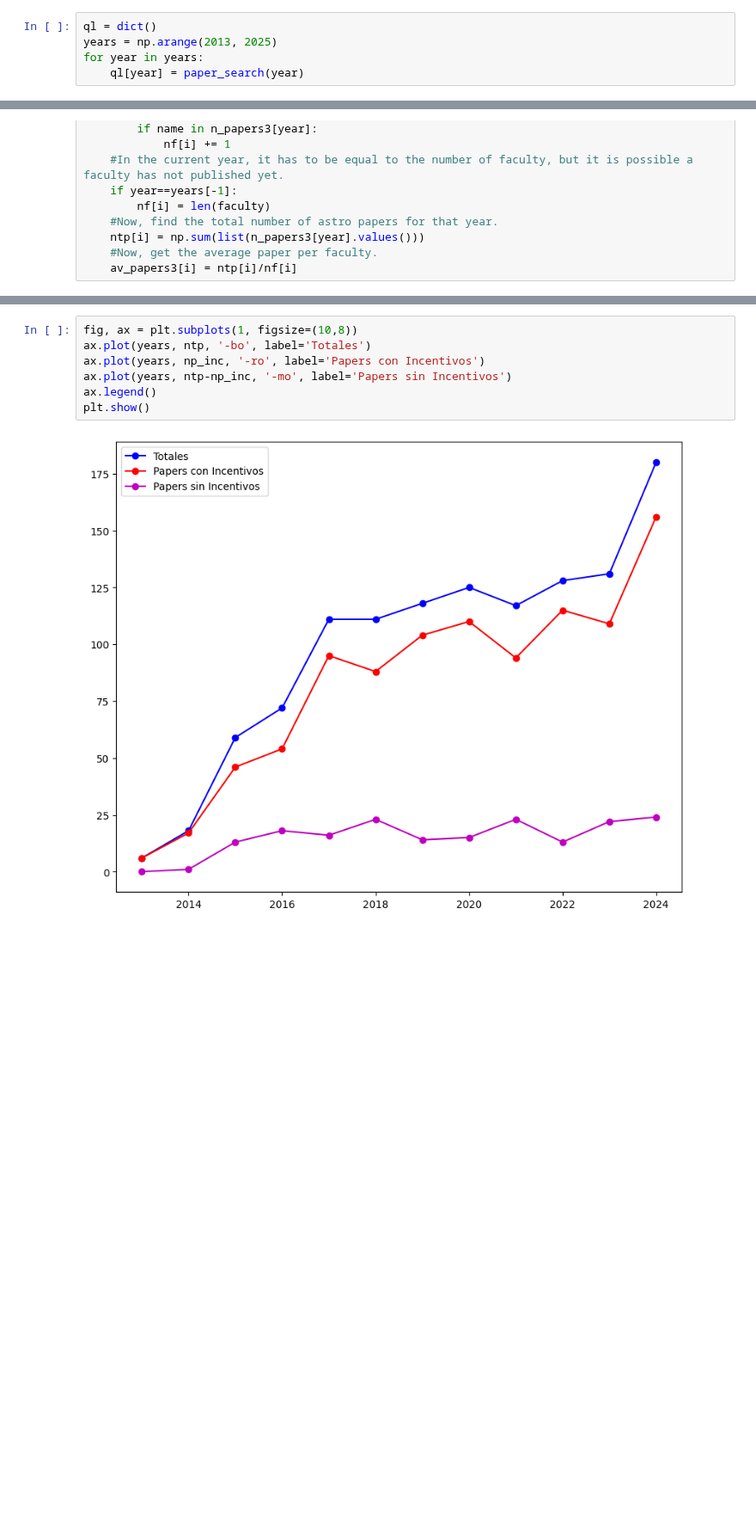
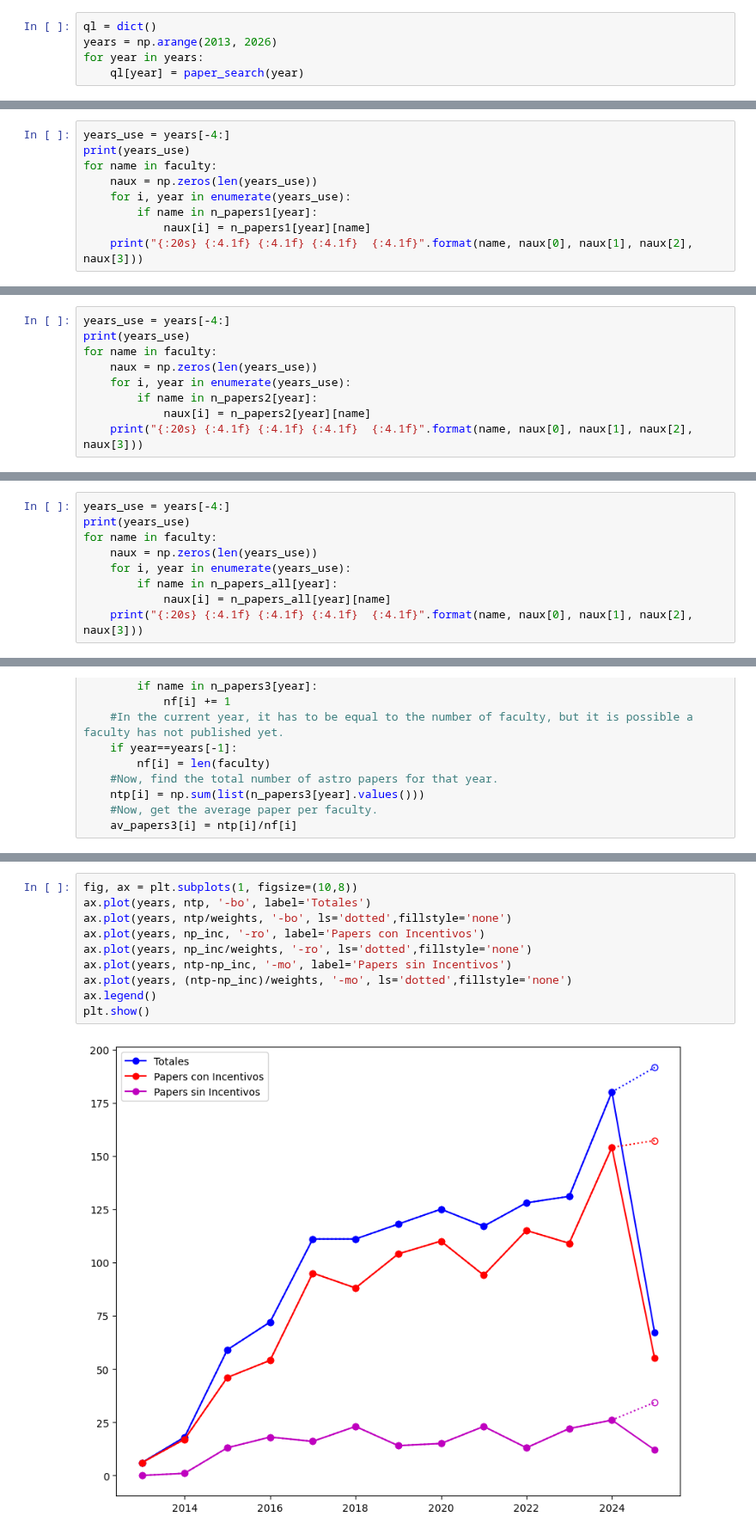
Before and after one commit to rjassef/IEA_papers, a Jupyter notebook: publications_recount.ipynb, the cells around one changed output, grey strips where cells are left out. Shown at 86% size. Saved outputs shown, nothing was run; the diff lists cells and outputs as text; blank space fills up the shorter version.

```diff
--- a/publications_recount.ipynb
+++ b/publications_recount.ipynb
@@ -187,7 +188,7 @@ def count_papers_udp_top_m_authors(ads_query_list, UDP_Astro_names, m=10, only_f
     return n_papers
 # %%
 ql = dict()
-years = np.arange(2013, 2025)
+years = np.arange(2013, 2026)
 for year in years:
     ql[year] = paper_search(year)
 # %%
@@ -281,0 +271,9 @@ Zurlo, A             13.8  8.0 14.5
+# %%
+years_use = years[-4:]
+print(years_use)
+for name in faculty:
+    naux = np.zeros(len(years_use))
+    for i, year in enumerate(years_use):
+        if name in n_papers1[year]:
+            naux[i] = n_papers1[year][name]
+    print("{:20s} {:4.1f} {:4.1f} {:4.1f}  {:4.1f}".format(name, naux[0], naux[1], naux[2], naux[3]))
@@ -318,0 +315,9 @@ Zurlo, A             13.8  8.5 15.5
+# %%
+years_use = years[-4:]
+print(years_use)
+for name in faculty:
+    naux = np.zeros(len(years_use))
+    for i, year in enumerate(years_use):
+        if name in n_papers2[year]:
+            naux[i] = n_papers2[year][name]
+    print("{:20s} {:4.1f} {:4.1f} {:4.1f}  {:4.1f}".format(name, naux[0], naux[1], naux[2], naux[3]))
@@ -338,0 +342,9 @@ Zurlo, A             15.0 11.0 17.0
+# %%
+years_use = years[-4:]
+print(years_use)
+for name in faculty:
+    naux = np.zeros(len(years_use))
+    for i, year in enumerate(years_use):
+        if name in n_papers_all[year]:
+            naux[i] = n_papers_all[year][name]
+    print("{:20s} {:4.1f} {:4.1f} {:4.1f}  {:4.1f}".format(name, naux[0], naux[1], naux[2], naux[3]))
@@ -430,12 +457,15 @@ for i, year in enumerate(years):
 # %%
 fig, ax = plt.subplots(1, figsize=(10,8))
 ax.plot(years, ntp, '-bo', label='Totales')
+ax.plot(years, ntp/weights, '-bo', ls='dotted',fillstyle='none')
 ax.plot(years, np_inc, '-ro', label='Papers con Incentivos')
+ax.plot(years, np_inc/weights, '-ro', ls='dotted',fillstyle='none')
 ax.plot(years, ntp-np_inc, '-mo', label='Papers sin Incentivos')
+ax.plot(years, (ntp-np_inc)/weights, '-mo', ls='dotted',fillstyle='none')
 ax.legend()
 plt.show()
 # %% [output]
-[figure, old version]
+[figure, new version]
 # %%
 fig, ax = plt.subplots(1, figsize=(10,8))
 ax.plot(years, av_papers1, '-bo', label="Promedio Papers Faculty Incentivos")
```
Also changed, not shown: parts of 21 cells of this notebook.
